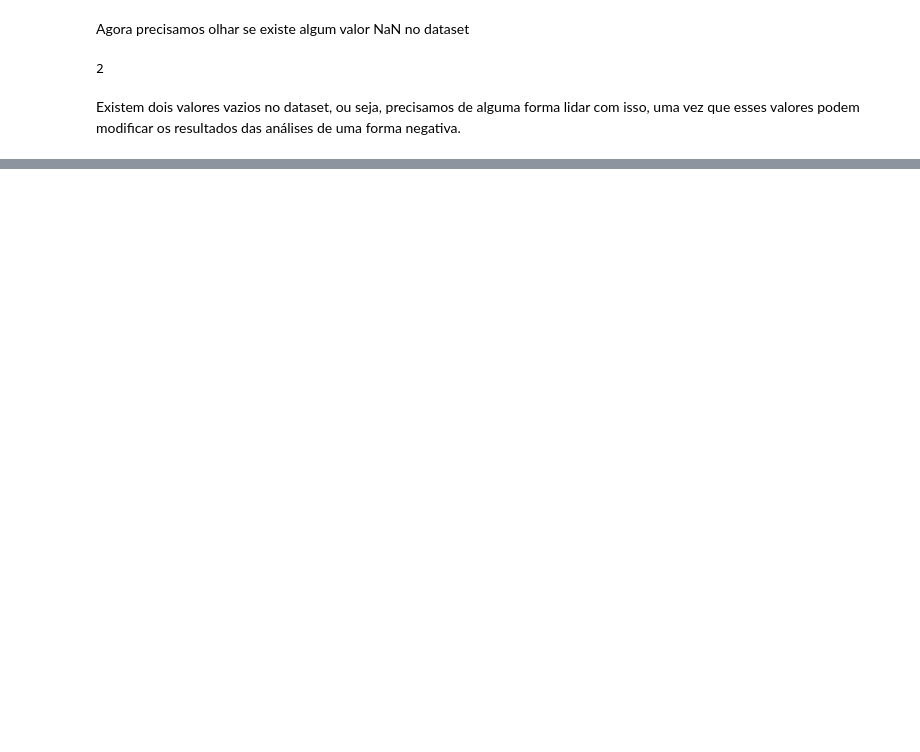
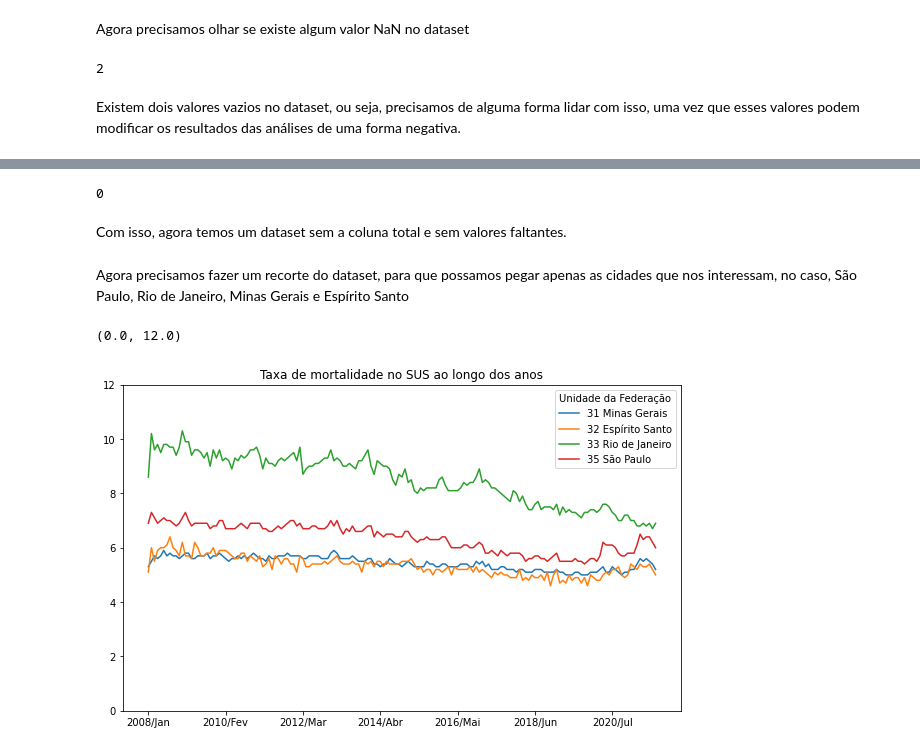
Before and after one commit to ArthurMarqq/Projeto_Bootcamp01, a Jupyter notebook: Projeto/Analise_mortalidade_e_permanencia_SUS.ipynb, the cells around one changed output, grey strips where cells are left out. Cells and saved outputs as stored; diff of their text form; code cells hidden in the pictures; blank space fills up the shorter version.

```diff
--- a/Projeto/Analise_mortalidade_e_permanencia_SUS.ipynb
+++ b/Projeto/Analise_mortalidade_e_permanencia_SUS.ipynb
@@ -62,2 +53,2 @@ usaveis_taxa_mortalidade = dados_taxa_mortalidade[colunas_taxa_mortalidade]
 # %%
-usaveis_taxa_mortalidade = dados_taxa_mortalidade.set_index("Unidade da Federação")
+colunas_usaveis_taxa_mortalidade = dados_taxa_mortalidade.set_index("Unidade da Federação")
@@ -74,0 +63,6 @@ usaveis_taxa_mortalidade.tail()
+# %%
+# Checando se agora o dataset está completo
+
+dados_taxa_mortalidade_arrumado.isnull().sum().sum()
+# %% [output]
+0
@@ -74,0 +71,13 @@ usaveis_taxa_mortalidade.tail()
+# %% [markdown]
+Com isso, agora temos um dataset sem a coluna total e sem valores faltantes.
+# %% [markdown]
+Agora precisamos fazer um recorte do dataset, para que possamos pegar apenas as cidades que nos interessam, no caso, São Paulo, Rio de Janeiro, Minas Gerais e Espírito Santo
+# %%
+dados_sudeste_taxa_mortalidade = dados_taxa_mortalidade.loc['31 Minas Gerais':'35 São Paulo']
+# %%
+dados_sudeste_taxa_mortalidade.T.plot(figsize=(10,6))
+plt.title('Taxa de mortalidade no SUS ao longo dos anos')
+plt.ylim(0, 12)
+# %% [output]
+(0.0, 12.0)
+[figure, added]
```
Also changed, not shown: parts of 11 cells of this notebook.
